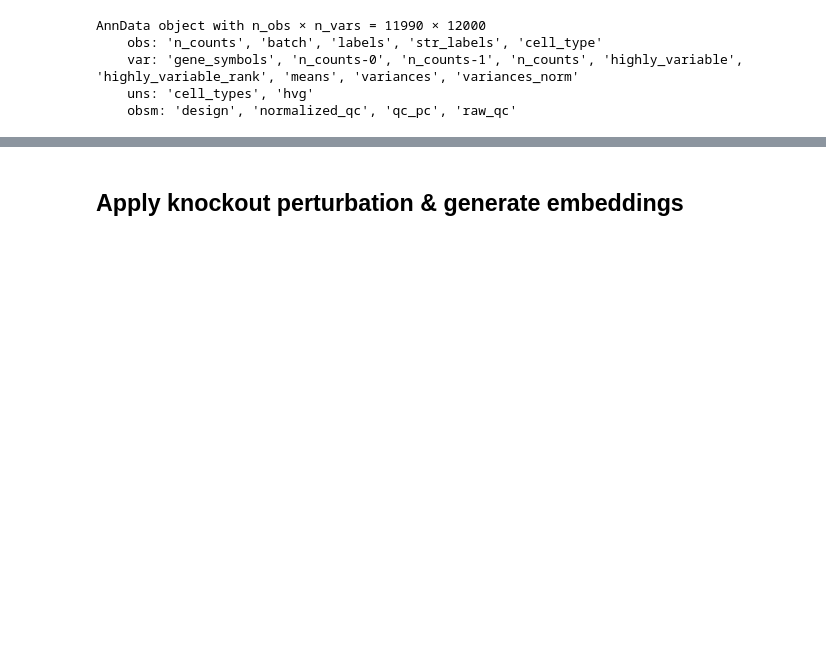
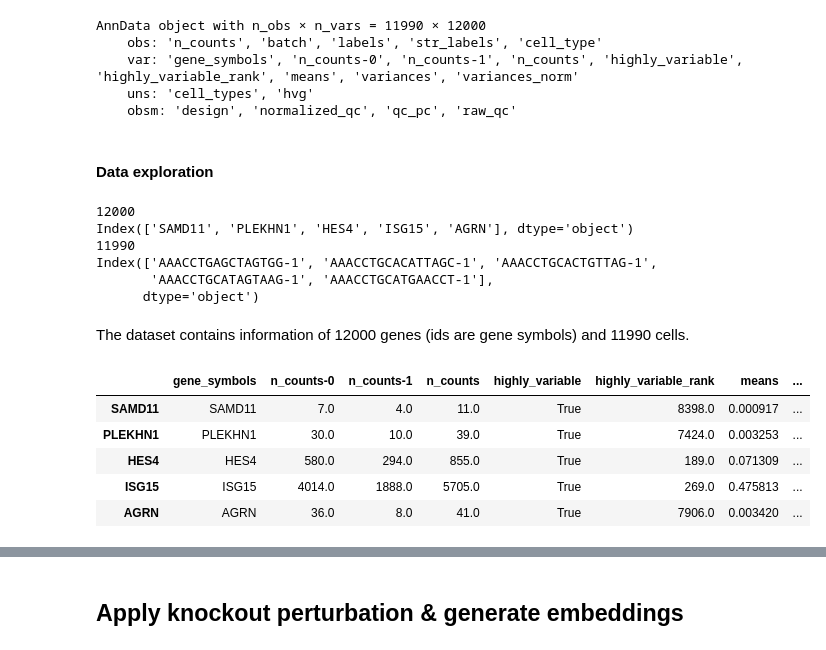
Before and after one commit to elisagdelope/scGPT_knockout_embeddings, a Jupyter notebook: scGPT_knockout_embeddings.ipynb, the cells around one changed output, grey strips where cells are left out. Saved outputs shown, nothing was run; the diff lists cells and outputs as text; code cells hidden in the pictures; blank space fills up the shorter version.

```diff
--- a/scGPT_knockout_embeddings.ipynb
+++ b/scGPT_knockout_embeddings.ipynb
@@ -113,0 +116,26 @@ AnnData object with n_obs × n_vars = 11990 × 12000
+# %% [markdown]
+#### Data exploration
+# %%
+print(ann_data.n_vars) # genes
+print(ann_data.var_names[0:5])
+print(ann_data.n_obs) # cells
+print(ann_data.obs_names[0:5])
+# %% [output]
+12000
+Index(['SAMD11', 'PLEKHN1', 'HES4', 'ISG15', 'AGRN'], dtype='object')
+11990
+Index(['AAACCTGAGCTAGTGG-1', 'AAACCTGCACATTAGC-1', 'AAACCTGCACTGTTAG-1',
+       'AAACCTGCATAGTAAG-1', 'AAACCTGCATGAACCT-1'],
+      dtype='object')
+# %% [markdown]
+The dataset contains information of 12000 genes (ids are gene symbols) and 11990 cells.
+# %%
+# metadata of genes
+ann_data.var.head()
+# %% [output]
+|  | gene_symbols | n_counts-0 | n_counts-1 | n_counts | highly_variable | highly_variable_rank | means | ... |
+| SAMD11 | SAMD11 | 7.0 | 4.0 | 11.0 | True | 8398.0 | 0.000917 | ... |
+| PLEKHN1 | PLEKHN1 | 30.0 | 10.0 | 39.0 | True | 7424.0 | 0.003253 | ... |
+| HES4 | HES4 | 580.0 | 294.0 | 855.0 | True | 189.0 | 0.071309 | ... |
+| ISG15 | ISG15 | 4014.0 | 1888.0 | 5705.0 | True | 269.0 | 0.475813 | ... |
+| AGRN | AGRN | 36.0 | 8.0 | 41.0 | True | 7906.0 | 0.003420 | ... |
```
Also changed, not shown: parts of 30 cells of this notebook.
